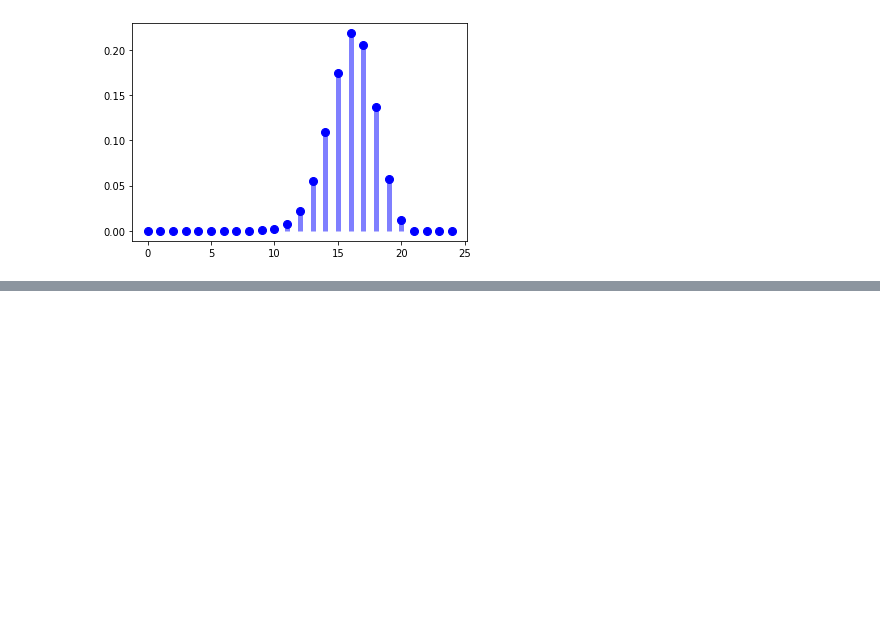
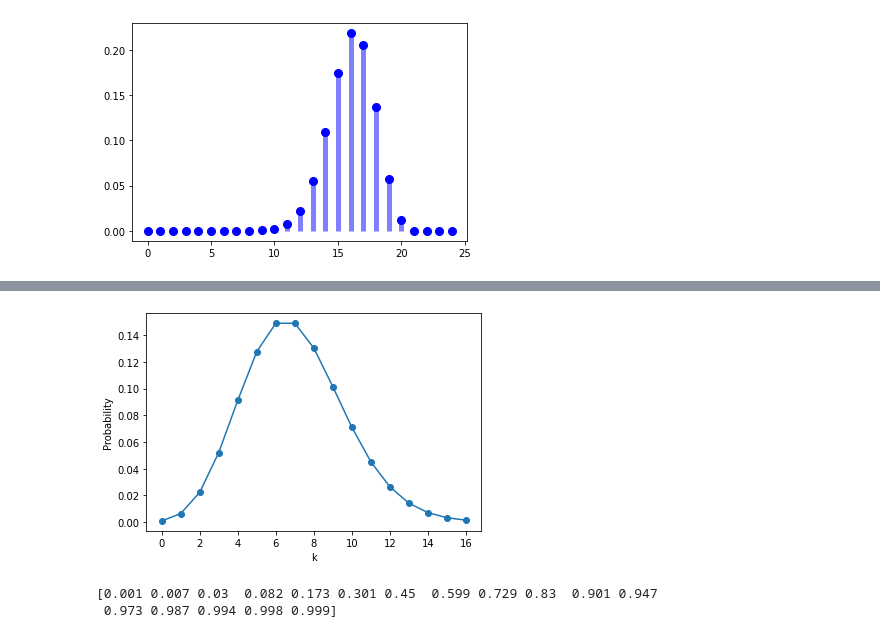
Before and after one commit to Yavar-Azar/Courses, a Jupyter notebook: PYTHONCC/STATISTICS/STATISTICAL.ipynb, the cells around one changed output, grey strips where cells are left out. Cells and saved outputs as stored; diff of their text form; code cells hidden in the pictures; blank space fills up the shorter version.

Commit message:
poisson

```diff
--- a/PYTHONCC/STATISTICS/STATISTICAL.ipynb
+++ b/PYTHONCC/STATISTICS/STATISTICAL.ipynb
@@ -307,0 +353,16 @@ plt.vlines(x, 0, binom.pmf(x, n, p), colors='b', lw=5, alpha=0.5)
+# %%
+import numpy as np
+import matplotlib.pyplot as plt
+from scipy.stats import poisson
+
+
+k = np.arange(0, 17)
+
+print(k)
+
+
+
+pmf = poisson.pmf(k, mu=7)
+pmf = np.round(pmf, 5)
+
+print(pmf)
@@ -307,0 +394,16 @@ plt.vlines(x, 0, binom.pmf(x, n, p), colors='b', lw=5, alpha=0.5)
+# %%
+plt.plot(k, pmf, marker='o')
+plt.xlabel('k')
+plt.ylabel('Probability')
+
+plt.show()
+# %% [output]
+[figure, added]
+# %%
+cdf = poisson.cdf(k, mu=7)
+cdf = np.round(cdf, 3)
+
+print(cdf)
+# %% [output]
+[0.001 0.007 0.03  0.082 0.173 0.301 0.45  0.599 0.729 0.83  0.901 0.947
+ 0.973 0.987 0.994 0.998 0.999]
```
Also changed, not shown: parts of 7 cells of this notebook, 7 other files.
